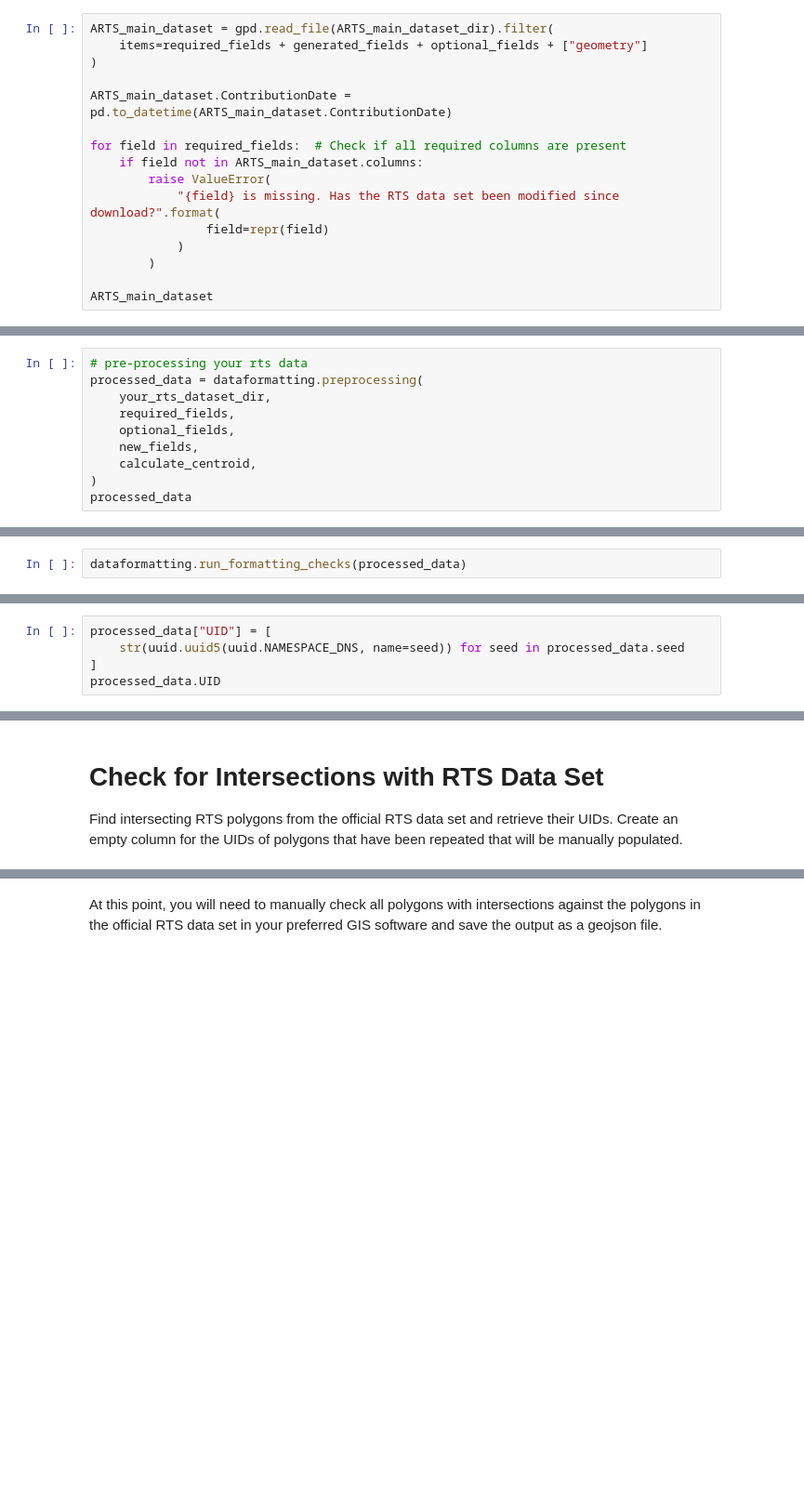
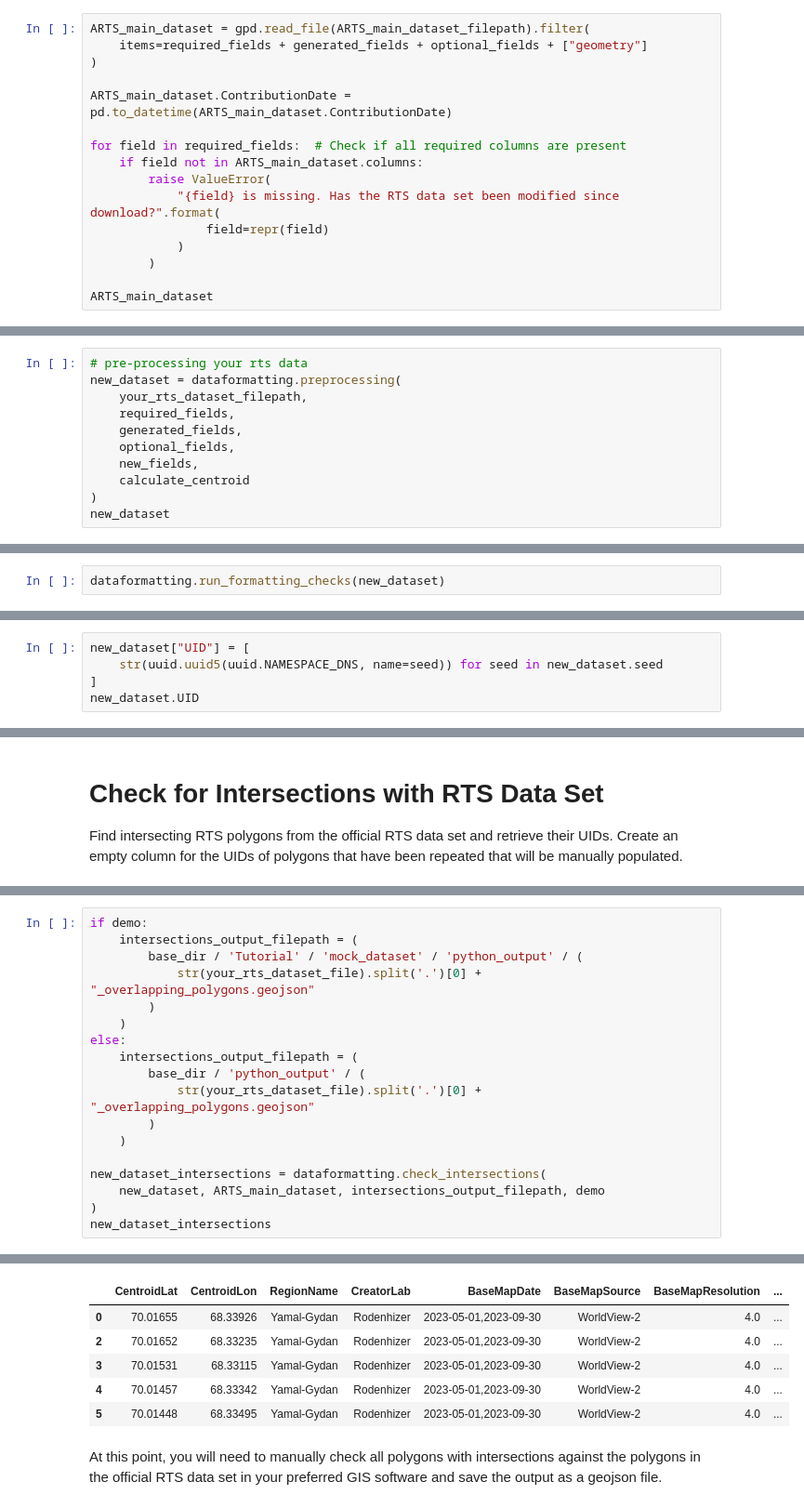
Before and after one commit to whrc/ARTS, a Jupyter notebook: Tutorial/data_formatting.ipynb, the cells around one changed output, grey strips where cells are left out. Shown: that part at 93% size. Drawn from its saved outputs; the diff is of its cells as text; blank space fills up the shorter version.

```diff
--- a/Tutorial/data_formatting.ipynb
+++ b/Tutorial/data_formatting.ipynb
@@ -115,5 +146,5 @@ metadata_format_summary
 # %%
-ARTS_main_dataset = gpd.read_file(ARTS_main_dataset_dir).filter(
+ARTS_main_dataset = gpd.read_file(ARTS_main_dataset_filepath).filter(
     items=required_fields + generated_fields + optional_fields + ["geometry"]
 )
 
@@ -139,13 +172,14 @@ ARTS_main_dataset
 # %%
 # pre-processing your rts data
-processed_data = dataformatting.preprocessing(
-    your_rts_dataset_dir,
+new_dataset = dataformatting.preprocessing(
+    your_rts_dataset_filepath,
     required_fields,
+    generated_fields,
     optional_fields,
     new_fields,
-    calculate_centroid,
+    calculate_centroid
 )
-processed_data
+new_dataset
 # %% [output]
   new_data["CentroidLat"] = new_data.to_crs(4326).centroid.y.round(5)
 
@@ -161,7 +195,7 @@ processed_data
 # %% [markdown]
 # Check Metadata Format of New Data
 # %%
-dataformatting.run_formatting_checks(processed_data)
+dataformatting.run_formatting_checks(new_dataset)
 # %% [output]
 Formatting looks good!
 # %% [markdown]
@@ -183,10 +217,10 @@ Name: seed, dtype: object
 # %% [markdown]
 Generate UIDs
 # %%
-processed_data["UID"] = [
-    str(uuid.uuid5(uuid.NAMESPACE_DNS, name=seed)) for seed in processed_data.seed
+new_dataset["UID"] = [
+    str(uuid.uuid5(uuid.NAMESPACE_DNS, name=seed)) for seed in new_dataset.seed
 ]
-processed_data.UID
+new_dataset.UID
 # %% [output]
 0    697680a4-9707-59fb-aabb-540308cf0705
 1    edb47fed-2c5d-59f0-9609-dd230ab25a58
@@ -224,0 +237,19 @@ Overlapping polygons have been saved to /content/drive/MyDrive/ARTS_dataset/mock
+# %%
+if demo:
+    intersections_output_filepath = (
+        base_dir / 'Tutorial' / 'mock_dataset' / 'python_output' / (
+            str(your_rts_dataset_file).split('.')[0] + "_overlapping_polygons.geojson"
+        )
+    )
+else:
+    intersections_output_filepath = (
+        base_dir / 'python_output' / (
+            str(your_rts_dataset_file).split('.')[0] + "_overlapping_polygons.geojson"
+        )
+    )
+
+new_dataset_intersections = dataformatting.check_intersections(
+    new_dataset, ARTS_main_dataset, intersections_output_filepath, demo
+)
+new_dataset_intersections
+# %% [output]
@@ -225,3 +273,9 @@ Overlapping polygons have been saved to /content/drive/MyDrive/ARTS_dataset/mock
+|  | CentroidLat | CentroidLon | RegionName | CreatorLab | BaseMapDate | BaseMapSource | BaseMapResolution | ... |
+| 0 | 70.01655 | 68.33926 | Yamal-Gydan | Rodenhizer | 2023-05-01,2023-09-30 | WorldView-2 | 4.0 | ... |
+| 2 | 70.01652 | 68.33235 | Yamal-Gydan | Rodenhizer | 2023-05-01,2023-09-30 | WorldView-2 | 4.0 | ... |
+| 3 | 70.01531 | 68.33115 | Yamal-Gydan | Rodenhizer | 2023-05-01,2023-09-30 | WorldView-2 | 4.0 | ... |
+| 4 | 70.01457 | 68.33342 | Yamal-Gydan | Rodenhizer | 2023-05-01,2023-09-30 | WorldView-2 | 4.0 | ... |
+| 5 | 70.01448 | 68.33495 | Yamal-Gydan | Rodenhizer | 2023-05-01,2023-09-30 | WorldView-2 | 4.0 | ... |
 # %% [markdown]
 At this point, you will need to manually check all polygons with intersections against the polygons in the official RTS data set in your preferred GIS software and save the output as a geojson file.
 # %% [markdown]
```
Also changed, not shown: parts of 23 cells of this notebook, 23 other files.
